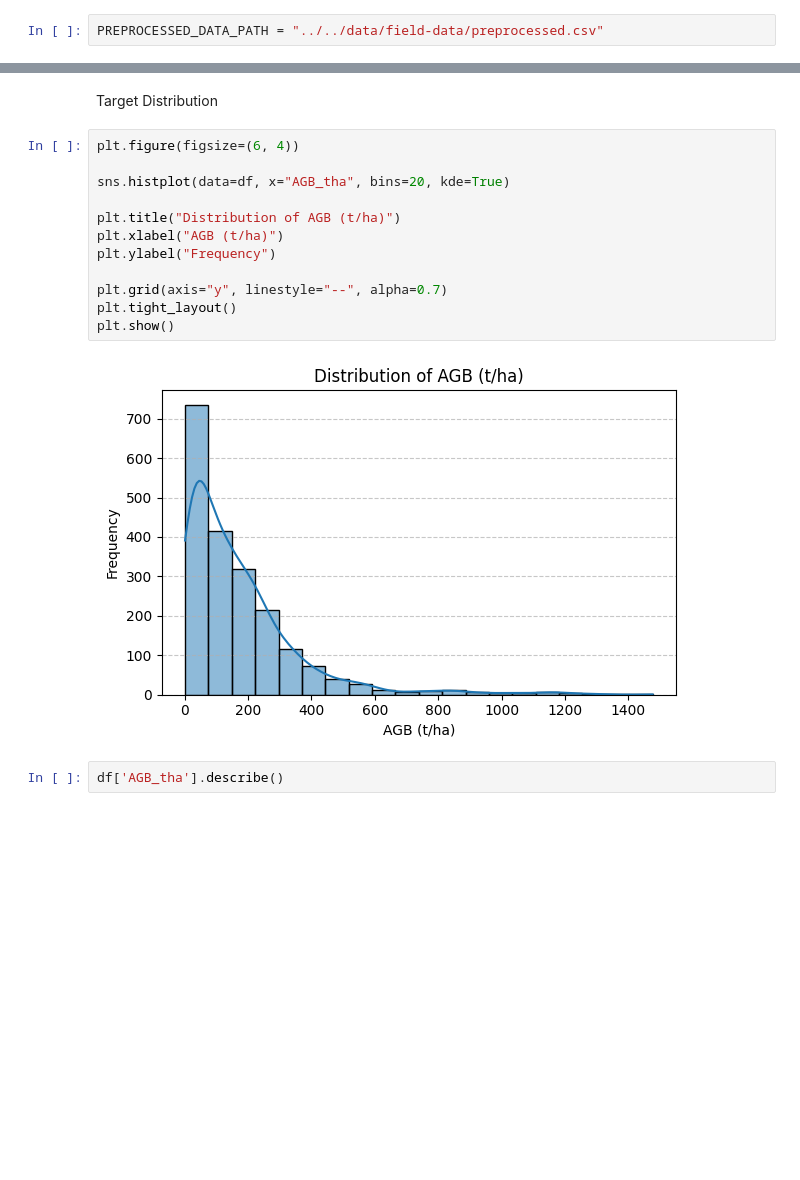
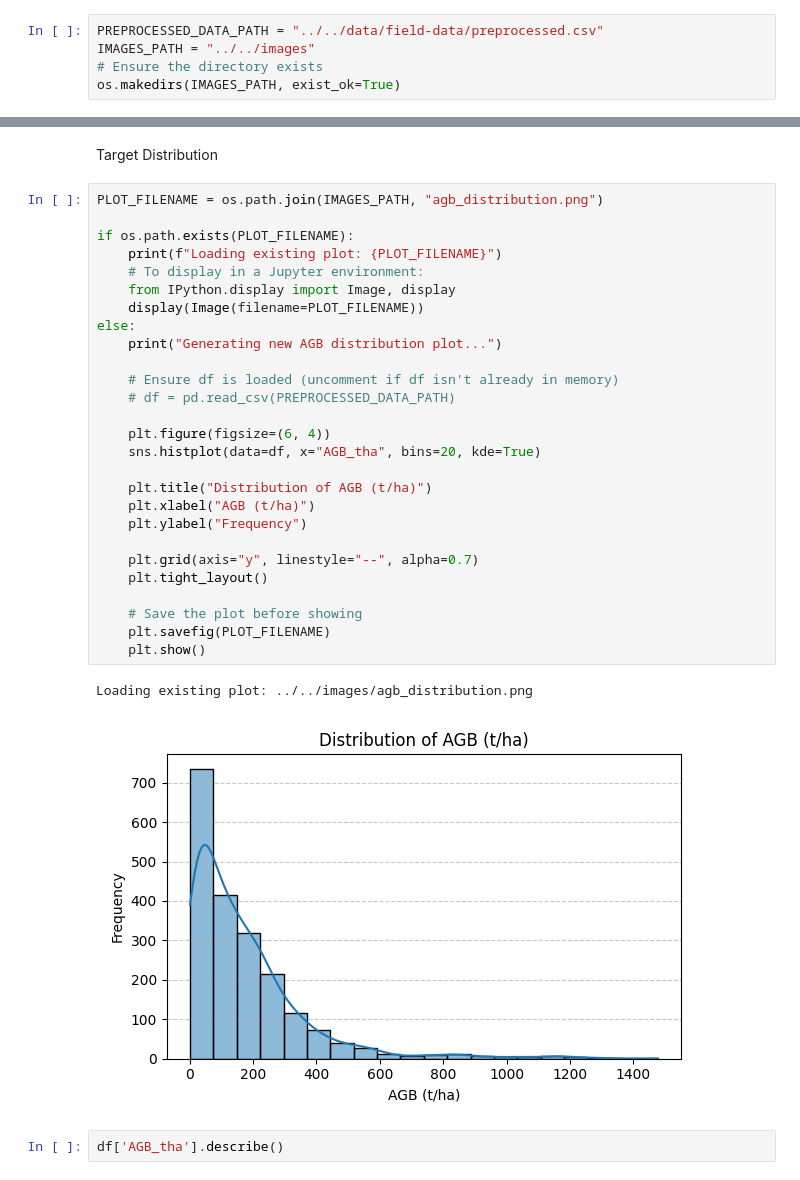
Before and after one commit to SiddhuShkya/Nepal-Forest-AGB-Modeling, a Jupyter notebook: notebooks/Field-Data/3-data-visualization.ipynb, the cells around one changed output, grey strips where cells are left out. Cells and saved outputs as stored; diff of their text form; blank space fills up the shorter version.

```diff
--- a/notebooks/Field-Data/3-data-visualization.ipynb
+++ b/notebooks/Field-Data/3-data-visualization.ipynb
@@ -9,6 +10,9 @@ from shapely.geometry import Point
 import contextily as ctx
 # %%
 PREPROCESSED_DATA_PATH = "../../data/field-data/preprocessed.csv"
+IMAGES_PATH = "../../images"
+# Ensure the directory exists
+os.makedirs(IMAGES_PATH, exist_ok=True)
 # %%
 df = pd.read_csv(PREPROCESSED_DATA_PATH)
 # Shape of the dataframe
@@ -68,19 +78,35 @@ Unique subplots : 2009
 # %% [markdown]
 Target Distribution
 # %%
-plt.figure(figsize=(6, 4))
+PLOT_FILENAME = os.path.join(IMAGES_PATH, "agb_distribution.png")
 
-sns.histplot(data=df, x="AGB_tha", bins=20, kde=True)
+if os.path.exists(PLOT_FILENAME):
+    print(f"Loading existing plot: {PLOT_FILENAME}")
+    # To display in a Jupyter environment:
+    from IPython.display import Image, display
+    display(Image(filename=PLOT_FILENAME))
+else:
+    print("Generating new AGB distribution plot...")
 
-plt.title("Distribution of AGB (t/ha)")
-plt.xlabel("AGB (t/ha)")
-plt.ylabel("Frequency")
+    # Ensure df is loaded (uncomment if df isn't already in memory)
+    # df = pd.read_csv(PREPROCESSED_DATA_PATH)
 
-plt.grid(axis="y", linestyle="--", alpha=0.7)
-plt.tight_layout()
-plt.show()
+    plt.figure(figsize=(6, 4))
+    sns.histplot(data=df, x="AGB_tha", bins=20, kde=True)
+
+    plt.title("Distribution of AGB (t/ha)")
+    plt.xlabel("AGB (t/ha)")
+    plt.ylabel("Frequency")
+
+    plt.grid(axis="y", linestyle="--", alpha=0.7)
+    plt.tight_layout()
+
+    # Save the plot before showing
+    plt.savefig(PLOT_FILENAME)
+    plt.show()
 # %% [output]
+Loading existing plot: ../../images/agb_distribution.png
-[figure, old version]
+[figure, new version]
 # %%
 df['AGB_tha'].describe()
 # %% [output]
```
Also changed, not shown: parts of 5 cells of this notebook.
